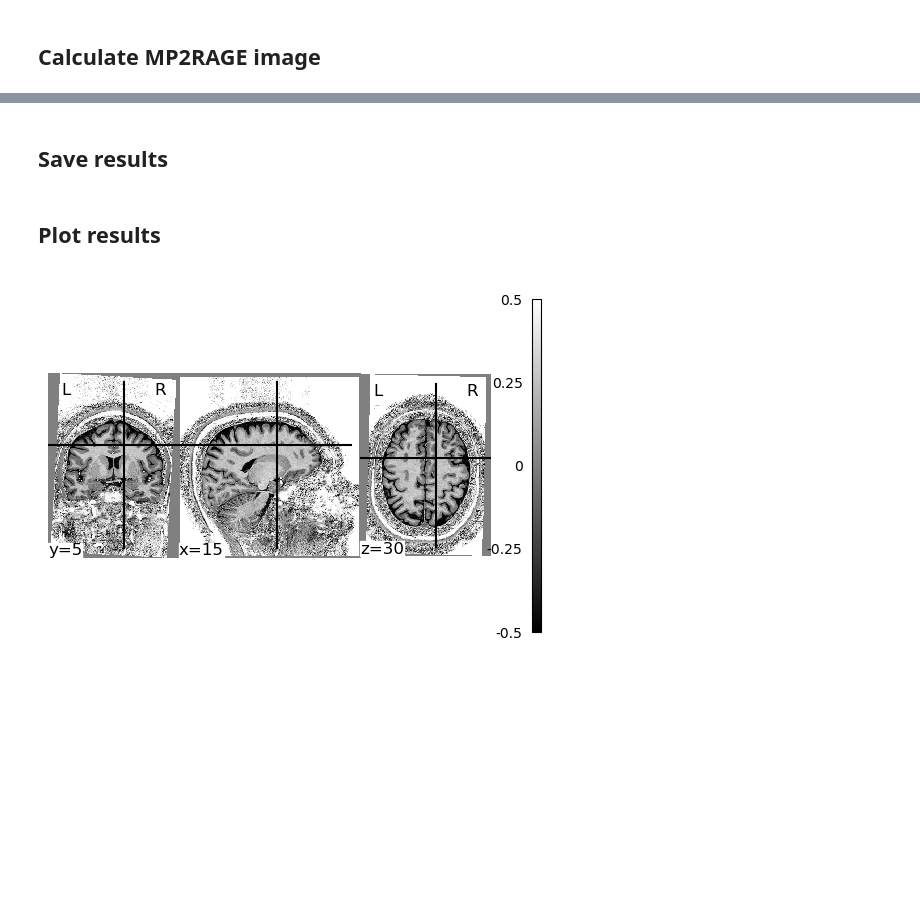
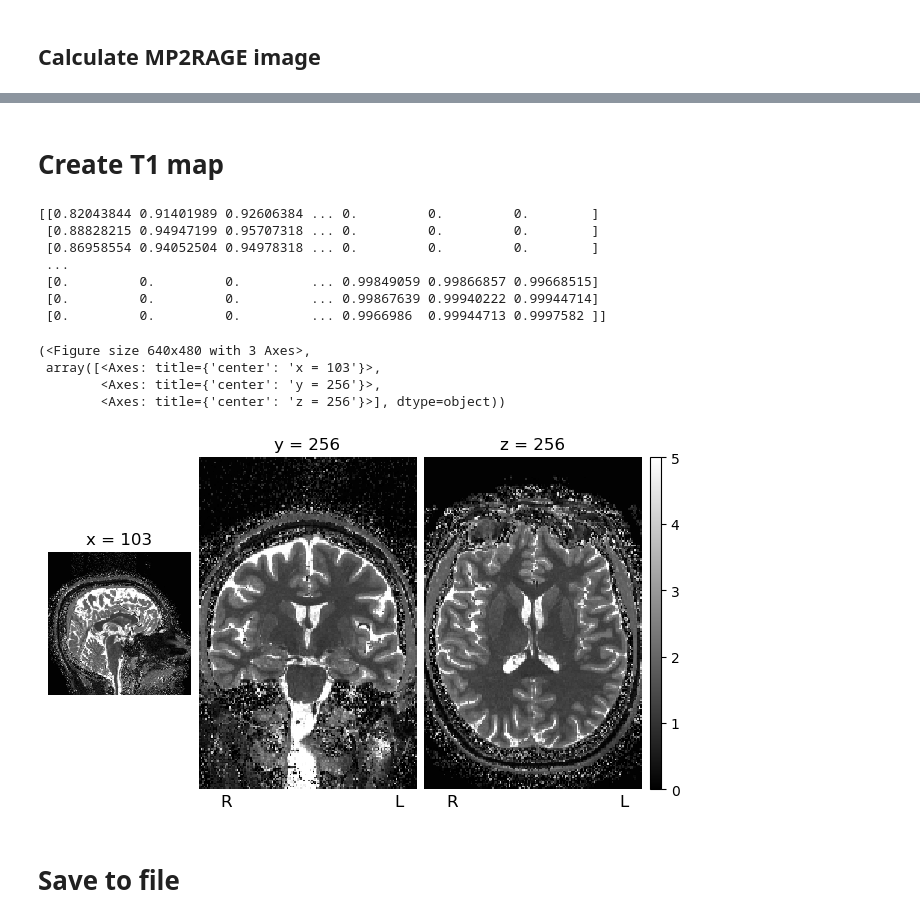
Before and after one commit to MASILab/map_t1_mapping, a Jupyter notebook: notebooks/create_mp2rage_image.ipynb, the cells around one changed output, grey strips where cells are left out. Cells and saved outputs as stored; diff of their text form; code cells hidden in the pictures; blank space fills up the shorter version.

```diff
--- a/notebooks/create_mp2rage_image.ipynb
+++ b/notebooks/create_mp2rage_image.ipynb
@@ -43,2 +59,65 @@ mp2rage_nifti = nib.nifti2.Nifti2Image(mp2rage, inv1_real.affine)
+# %% [markdown]
+# Create T1 map
+# %%
+# Define arrays
+n_pairs = 2
+m_ranges = [(-0.5, 0.5), (-0.5, 0.5)]
+m = [np.linspace(m[0], m[1], 100) for m in m_ranges]
+delta_t1 = 0.05
+t1 = np.arange(delta_t1, 5 + delta_t1, delta_t1)
+num_points = t1.shape[0]
+delta_m = [(m[1]-m[0])/(num_points-1) for m in m_ranges]
+
+# Calculate posterior
+monte_carlo = '/nfs/masi/saundam1/outputs/t1_mapping/distr/counts_100M_spacing.npy'
+counts = np.load(monte_carlo)
+
+posterior = counts / np.sum(counts * delta_t1)
+
+# MAP estimate
+map_est = np.max(posterior, axis=-1)
+map_args = np.argmax(posterior, axis=-1)
+
+# Uniform likelihood
+likelihood = counts / np.sum(counts*np.prod(delta_m), axis=tuple(range(n_pairs)))
+max_L_gauss = np.max(likelihood, axis=-1)
+total_vol = np.prod(m[1]-m[0] for m in m_ranges)
+m_squares = np.array([len(mp2rage) for mp2rage in m])
+total_squares = np.prod(m_squares)
+uni_value = 1/(total_squares*np.prod(delta_m))
+L_uni = np.full(tuple(m_squares), uni_value)
+alpha = max_L_gauss / (max_L_gauss + L_uni)
+
+# Create LUT
+t1_lut = t1[map_args]
+t1_lut[alpha < 0.5] = 0
+
+# Create grid
+interp = RegularGridInterpolator(tuple(m), values=t1_lut,
+    bounds_error=False, fill_value=0, method='linear')
+
+# Clip to [-0.5, 0.5] to accounting for floating-point errors
+t1w = [mp2rage1, mp2rage2]
+t1w = [np.clip(t, -0.5, 0.5) for t in t1w]
+
+# Interpolate along new values
+pts = tuple([t.flatten() for t in t1w])
+t1_calc = interp(pts).reshape(t1w[0].shape)
+
+t1_calc_nifti = nib.nifti1.Nifti1Image(t1_calc, inv1_real.affine)
+plot_nifti(t1_calc_nifti)
+# %% [output]
+[[0.82043844 0.91401989 0.92606384 ... 0.         0.         0.        ]
+ [0.88828215 0.94947199 0.95707318 ... 0.         0.         0.        ]
+ [0.86958554 0.94052504 0.94978318 ... 0.         0.         0.        ]
+ ...
+ [0.         0.         0.         ... 0.99849059 0.99866857 0.99668515]
+ [0.         0.         0.         ... 0.99867639 0.99940222 0.99944714]
+ [0.         0.         0.         ... 0.9966986  0.99944713 0.9997582 ]]
+(<Figure size 640x480 with 3 Axes>,
+ array([<Axes: title={'center': 'x = 103'}>,
+        <Axes: title={'center': 'y = 256'}>,
+        <Axes: title={'center': 'z = 256'}>], dtype=object))
+[figure, added]
 # %% [markdown]
-## Save results
+# Save to file
@@ -51,8 +123,0 @@ nib.save(mp2rage_nifti, output_file)
-# %% [markdown]
-## Plot results
-# %%
-# Plot results
-fig, ax = plt.subplots()
-img = plotting.plot_img(mp2rage_nifti, cut_coords=(15, 5, 30), cmap='gray', axes=ax, vmin=-0.5, vmax=0.5, colorbar=True)
-# %% [output]
-[figure, removed]
```
Also changed, not shown: parts of 5 cells of this notebook, 5 other files.
